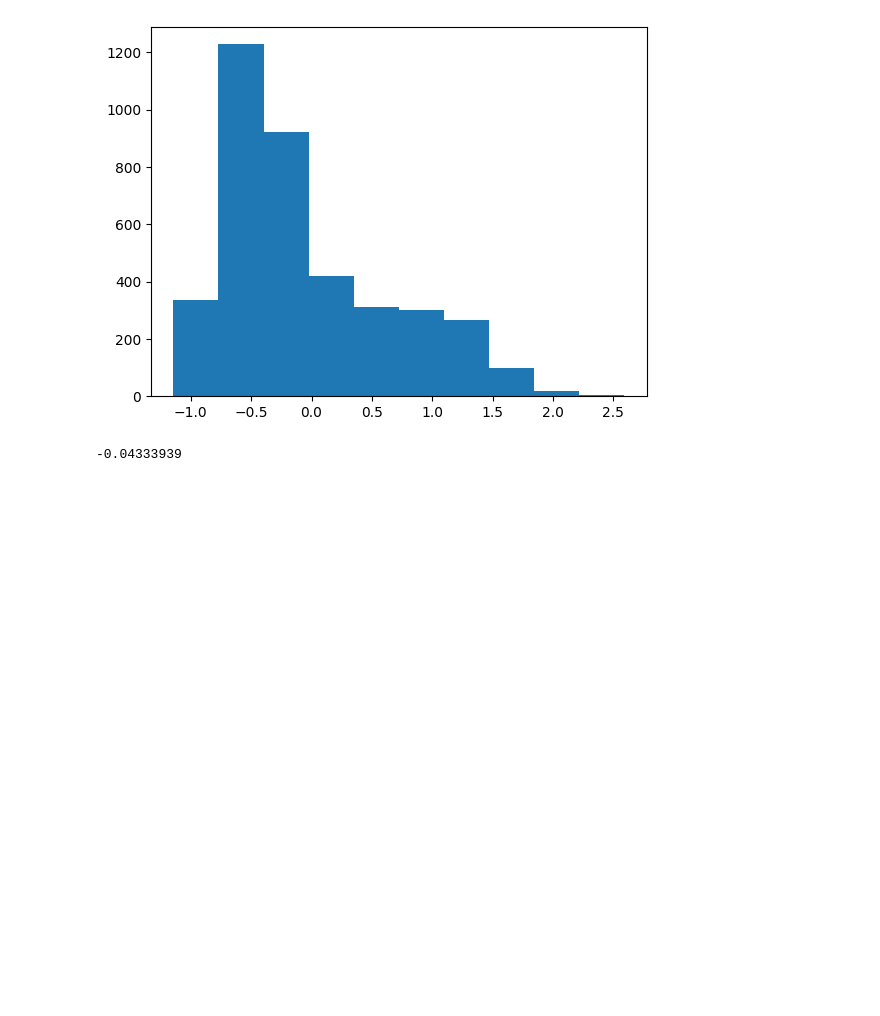
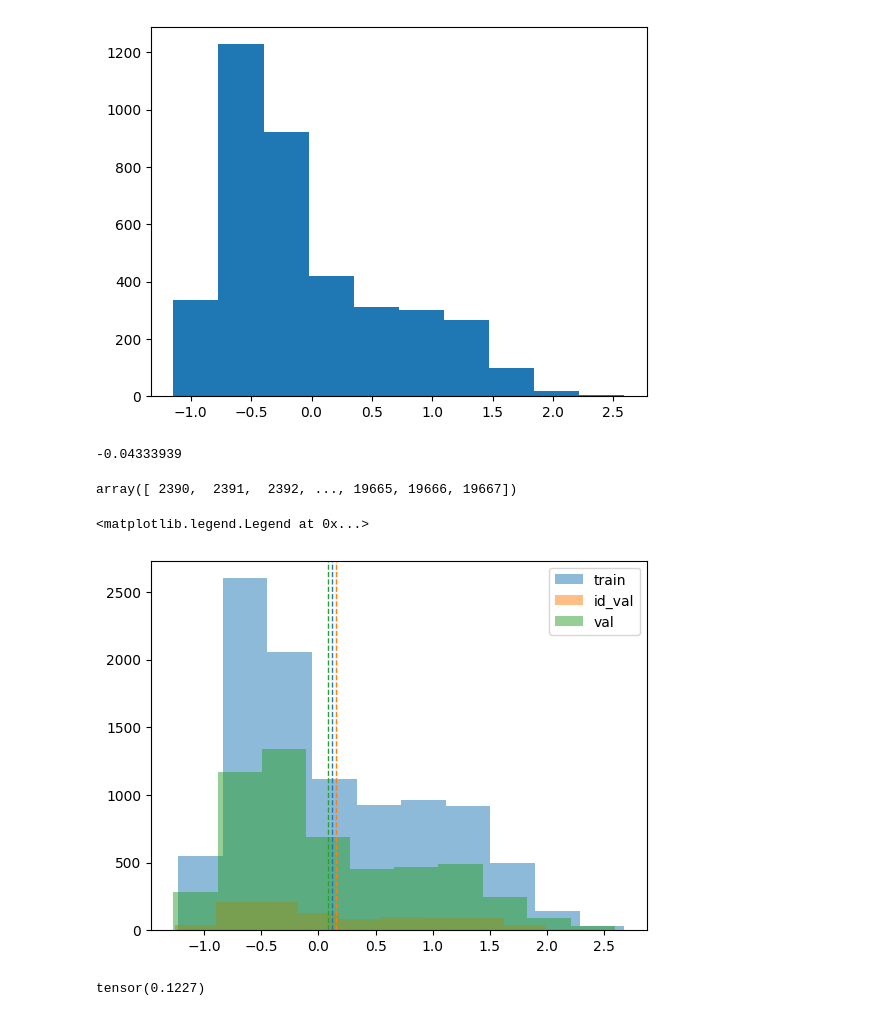
Before and after one commit to katiekang1998/cautious_extrapolation, a Jupyter notebook: cautious_extrapolation/poverty2/plot.ipynb, the cells around one changed output. Drawn from its saved outputs; the diff is of its cells as text; code cells hidden in the pictures; blank space fills up the shorter version.

```diff
--- a/cautious_extrapolation/poverty2/plot.ipynb
+++ b/cautious_extrapolation/poverty2/plot.ipynb
@@ -217,3 +281,39 @@ plt.hist(ys.squeeze())
 ys.mean()
 # %% [output]
 -0.04333939
+# %%
+dataset = get_dataset(dataset="poverty", download=True, root_dir=DATA_PATHS["nfs"]["poverty"])
+train_data = dataset.get_subset(
+    "train")
+
+id_val_data = dataset.get_subset("id_val")
+
+test_data = dataset.get_subset("test")
+
+val_data = dataset.get_subset("val")
+
+# val_loader = torch.utils.data.DataLoader(
+#     val_data,
+#     batch_size=64, shuffle=True,
+#     num_workers=4, pin_memory=True)
+# %%
+train_data.indices
+# %% [output]
+array([ 2390,  2391,  2392, ..., 19665, 19666, 19667])
+# %%
+plt.hist(dataset._y_array[train_data.indices].squeeze(), alpha=0.5, label="train")
+plt.axvline(dataset._y_array[train_data.indices].squeeze().mean(), color='C0', linestyle='dashed', linewidth=1)
+plt.hist(dataset._y_array[id_val_data.indices].squeeze(), alpha=0.5, label="id_val")
+plt.axvline(dataset._y_array[id_val_data.indices].squeeze().mean(), color='C1', linestyle='dashed', linewidth=1)
+plt.hist(dataset._y_array[ood_idxs].squeeze(), alpha=0.5, label="val")
+plt.axvline(dataset._y_array[ood_idxs].squeeze().mean(), color='C2', linestyle='dashed', linewidth=1)
+# plt.hist(dataset._y_array[test_data.indices].squeeze(), alpha=0.5, label="test")
+# plt.axvline(dataset._y_array[test_data.indices].squeeze().mean(), color='C3', linestyle='dashed', linewidth=1)
+plt.legend()
+# %% [output]
+<matplotlib.legend.Legend at 0x...>
+[figure, added]
+# %%
+dataset._y_array[train_data.indices].squeeze().mean()
+# %% [output]
+tensor(0.1227)
```
Also changed, not shown: parts of 14 cells of this notebook, 38 other files.
